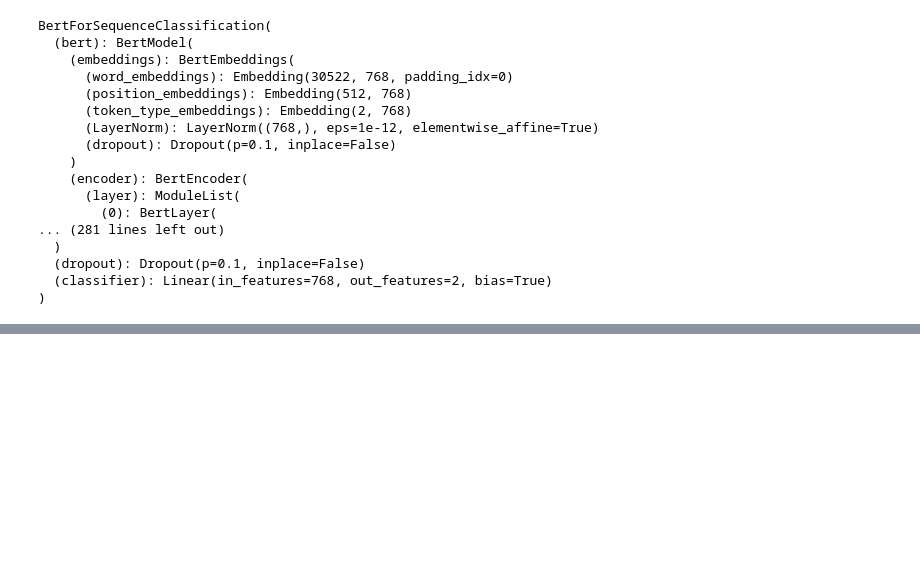
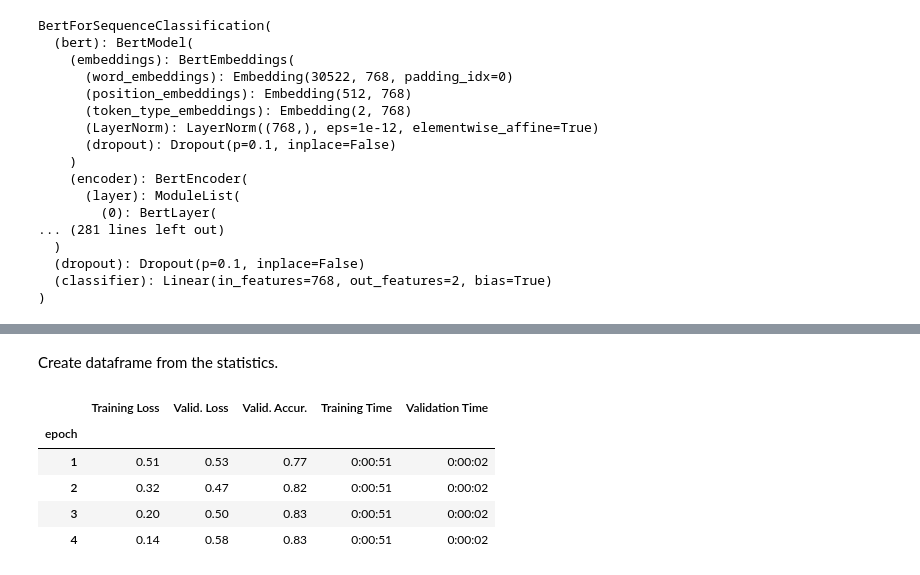
Before and after one commit to RenYuanXue/LearningBERT, a Jupyter notebook: Fine_Tuning_with_BERT.ipynb, the cells around one changed output, grey strips where cells are left out. Cells and saved outputs as stored; diff of their text form; code cells hidden in the pictures; blank space fills up the shorter version.

```diff
--- a/Fine_Tuning_with_BERT.ipynb
+++ b/Fine_Tuning_with_BERT.ipynb
@@ -254,0 +245,13 @@ BertForSequenceClassification(
+# %%
+from transformers import get_linear_schedule_with_warmup
+
+# Number of training epochs.
+epochs = 4
+
+# Total number of training steps is number of batches * number of epochs.
+total_steps = len(train_dataloader) * epochs
+
+# Create the learning rate scheduler. The learning rate will decrease as epochs increase.
+scheduler = get_linear_schedule_with_warmup(optimizer,
+                       num_warmup_steps = 0,
+                       num_training_steps = total_steps)
@@ -254,0 +493,23 @@ BertForSequenceClassification(
+# %% [markdown]
+Create dataframe from the statistics.
+# %%
+import pandas as pd
+
+# Display floats with two decimal places.
+pd.set_option('precision', 2)
+
+# Create a DataFrame from our training statistics.
+df_stats = pd.DataFrame(data=training_stats)
+
+# Use the 'epoch' as the row index.
+df_stats = df_stats.set_index('epoch')
+
+# Display the table.
+df_stats
+# %% [output]
+|  | Training Loss | Valid. Loss | Valid. Accur. | Training Time | Validation Time |
+| epoch |  |  |  |  |  |
+| 1 | 0.51 | 0.53 | 0.77 | 0:00:51 | 0:00:02 |
+| 2 | 0.32 | 0.47 | 0.82 | 0:00:51 | 0:00:02 |
+| 3 | 0.20 | 0.50 | 0.83 | 0:00:51 | 0:00:02 |
+| 4 | 0.14 | 0.58 | 0.83 | 0:00:51 | 0:00:02 |
```
Also changed, not shown: parts of 35 cells of this notebook.
